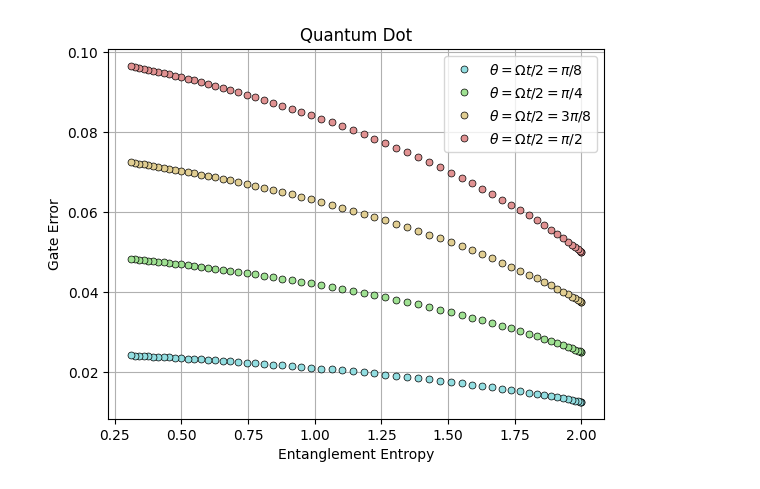
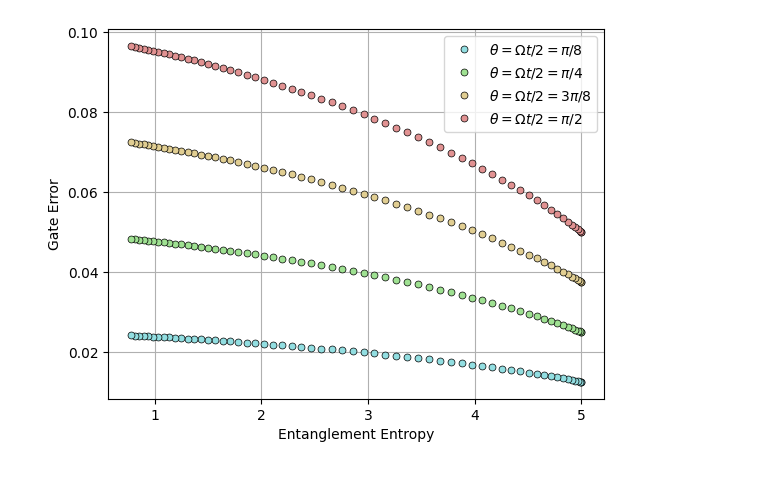
Before and after one commit to minidas/Entanglement-Induced-Resilience-of-Quantum-Dynamics, a Jupyter notebook: Quantum_dot_2D.ipynb, the cells around one changed output. Cells and saved outputs as stored; diff of their text form; code cells hidden in the pictures.

```diff
--- a/Quantum_dot_2D.ipynb
+++ b/Quantum_dot_2D.ipynb
@@ -73,23 +73,23 @@ error_list = []
 # initial_state = qt.basis([2]*10)
 for temperature in tqdm(range(60)):
     state = thermal_state((temperature)*0.008)
-    entropy_list.append(RDM_entropy(state.full(),8)[-1]) #entropy of 8-qubit subsystem
+    entropy_list.append(RDM_entropy(state.full(),7,12)[-1]) #entropy of 5-qubit subsystem
     error_list.append(analog_error(state,analog_model,np.linspace(0,1e-7 , 5)))
 # %%
 import matplotlib.pyplot as plt
 plt.plot(entropy_list,np.array(error_list)[:,1],color='0.3', marker='o', markersize=5, mfc="#92dee1", mec='k', linestyle='', markeredgewidth=0.5,label=r'$\theta=\Omega t/2=\pi/8$')
 plt.plot(entropy_list,np.array(error_list)[:,2],color='0.3', marker='o', markersize=5, mfc="#9fe192", mec='k', linestyle='', markeredgewidth=0.5,label=r'$\theta=\Omega t/2=\pi/4$')
 plt.plot(entropy_list,np.array(error_list)[:,3],color='0.3', marker='o', markersize=5, mfc="#e1ce92", mec='k', linestyle='', markeredgewidth=0.5,label=r'$\theta=\Omega t/2=3\pi/8$')
 plt.plot(entropy_list,np.array(error_list)[:,4],color='0.3', marker='o', markersize=5, mfc="#e19292", mec='k', linestyle='', markeredgewidth=0.5,label=r'$\theta=\Omega t/2=\pi/2$')
 
 # plt.plot(entropy_list,np.array(error_list)[:,2],color='0.3', marker='o', markersize=5, mfc='#f7c6c2', mec='k', linestyle='', markeredgewidth=0.5,label='t=1.0')
 # plt.plot(entropy_list,np.array(error_list)[:,1],color='0.3', marker='o', markersize=5, mfc='#fcd0cb', mec='k', linestyle='', markeredgewidth=0.5,label='t=0.5')
 plt.xlabel('Entanglement Entropy')
 plt.ylabel('Gate Error')
-plt.title('Quantum Dot')
+# plt.title('Quantum Dot')
 plt.legend(loc=1)
 plt.grid()
 plt.savefig('./Figures/QD_entropy_error_2D.pdf',bbox_inches='tight',dpi=600)
 plt.show()
 # %% [output]
-[figure, old version]
+[figure, new version]
```
Also changed, not shown: parts of 1 cell of this notebook, 5 other files.
